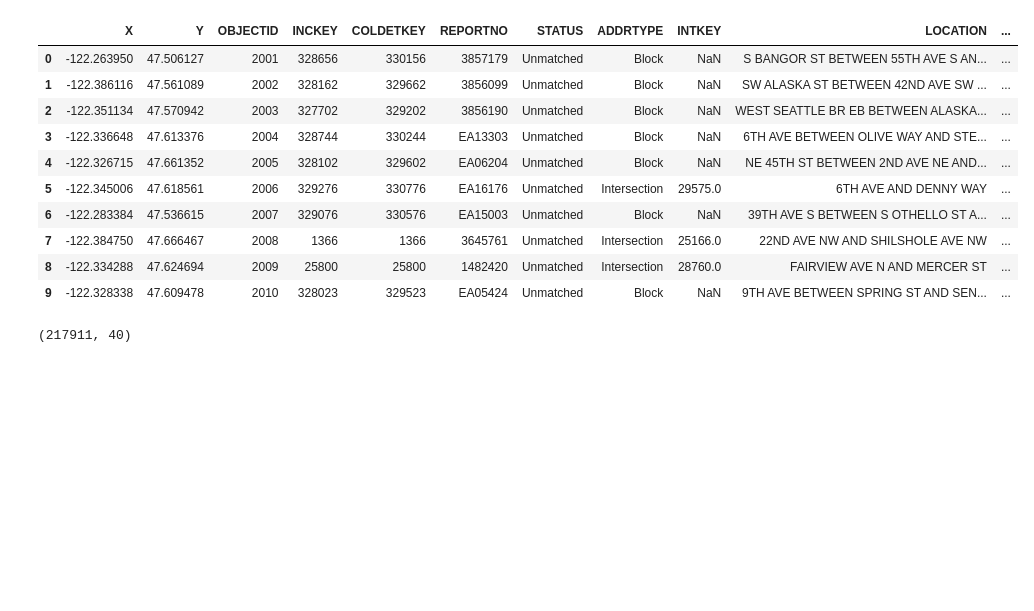
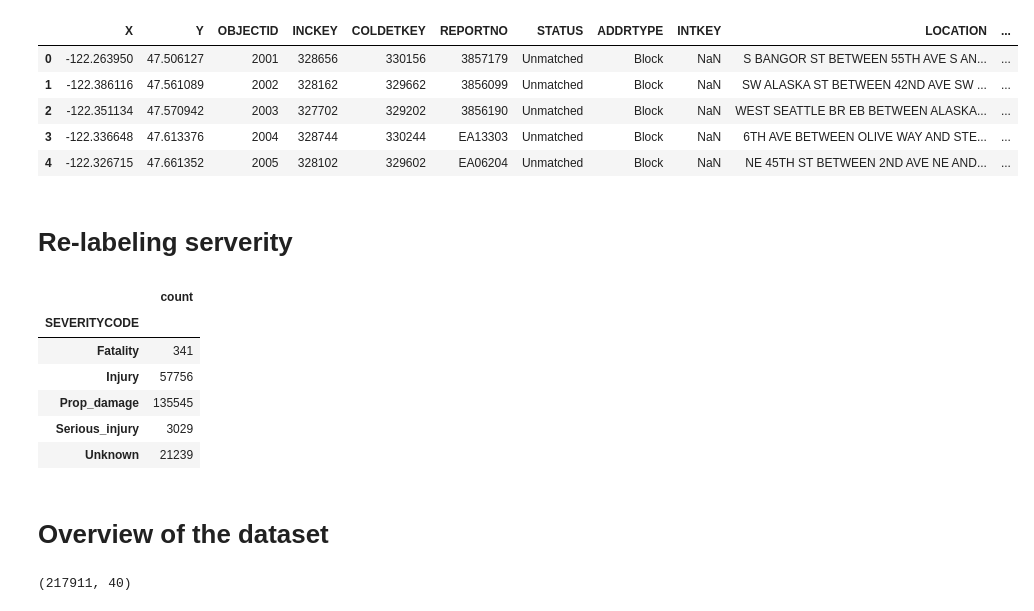
Before and after one commit to orbitse/garbanzo, a Jupyter notebook: Intersection Project.ipynb, the cells around one changed output. Cells and saved outputs as stored; diff of their text form; code cells hidden in the pictures; blank space fills up the shorter version.

```diff
--- a/Intersection Project.ipynb
+++ b/Intersection Project.ipynb
@@ -23,15 +20,12 @@ The sql extension is already loaded. To reload it, use:
 # %%
-df = pd.read_csv('Collisions.csv')
-df.head(10)
+df = pd.read_csv('Collisions.csv', parse_dates=['INCDTTM'])
+df.head(5)
 # %% [output]
 |  | X | Y | OBJECTID | INCKEY | COLDETKEY | REPORTNO | STATUS | ADDRTYPE | INTKEY | LOCATION | ... |
 | 0 | -122.263950 | 47.506127 | 2001 | 328656 | 330156 | 3857179 | Unmatched | Block | NaN | S BANGOR ST BETWEEN 55TH AVE S AN... | ... |
 | 1 | -122.386116 | 47.561089 | 2002 | 328162 | 329662 | 3856099 | Unmatched | Block | NaN | SW ALASKA ST BETWEEN 42ND AVE SW ... | ... |
 | 2 | -122.351134 | 47.570942 | 2003 | 327702 | 329202 | 3856190 | Unmatched | Block | NaN | WEST SEATTLE BR EB BETWEEN ALASKA... | ... |
 | 3 | -122.336648 | 47.613376 | 2004 | 328744 | 330244 | EA13303 | Unmatched | Block | NaN | 6TH AVE BETWEEN OLIVE WAY AND STE... | ... |
 | 4 | -122.326715 | 47.661352 | 2005 | 328102 | 329602 | EA06204 | Unmatched | Block | NaN | NE 45TH ST BETWEEN 2ND AVE NE AND... | ... |
-| 5 | -122.345006 | 47.618561 | 2006 | 329276 | 330776 | EA16176 | Unmatched | Intersection | 29575.0 | 6TH AVE AND DENNY WAY | ... |
-| 6 | -122.283384 | 47.536615 | 2007 | 329076 | 330576 | EA15003 | Unmatched | Block | NaN | 39TH AVE S BETWEEN S OTHELLO ST A... | ... |
-| 7 | -122.384750 | 47.666467 | 2008 | 1366 | 1366 | 3645761 | Unmatched | Intersection | 25166.0 | 22ND AVE NW AND SHILSHOLE AVE NW | ... |
-| 8 | -122.334288 | 47.624694 | 2009 | 25800 | 25800 | 1482420 | Unmatched | Intersection | 28760.0 | FAIRVIEW AVE N AND MERCER ST | ... |
-| 9 | -122.328338 | 47.609478 | 2010 | 328023 | 329523 | EA05424 | Unmatched | Block | NaN | 9TH AVE BETWEEN SPRING ST AND SEN... | ... |
+# %% [markdown]
+# Re-labeling serverity
@@ -38,3 +34,15 @@ df.head(10)
+# %%
+df.groupby(['SEVERITYCODE']).size().to_frame('count')
+# %% [output]
+|  | count |
+| SEVERITYCODE |  |
+| Fatality | 341 |
+| Injury | 57756 |
+| Prop_damage | 135545 |
+| Serious_injury | 3029 |
+| Unknown | 21239 |
+# %% [markdown]
+# Overview of the dataset
 # %%
 df.shape
 # %% [output]
```
Also changed, not shown: parts of 25 cells of this notebook.
